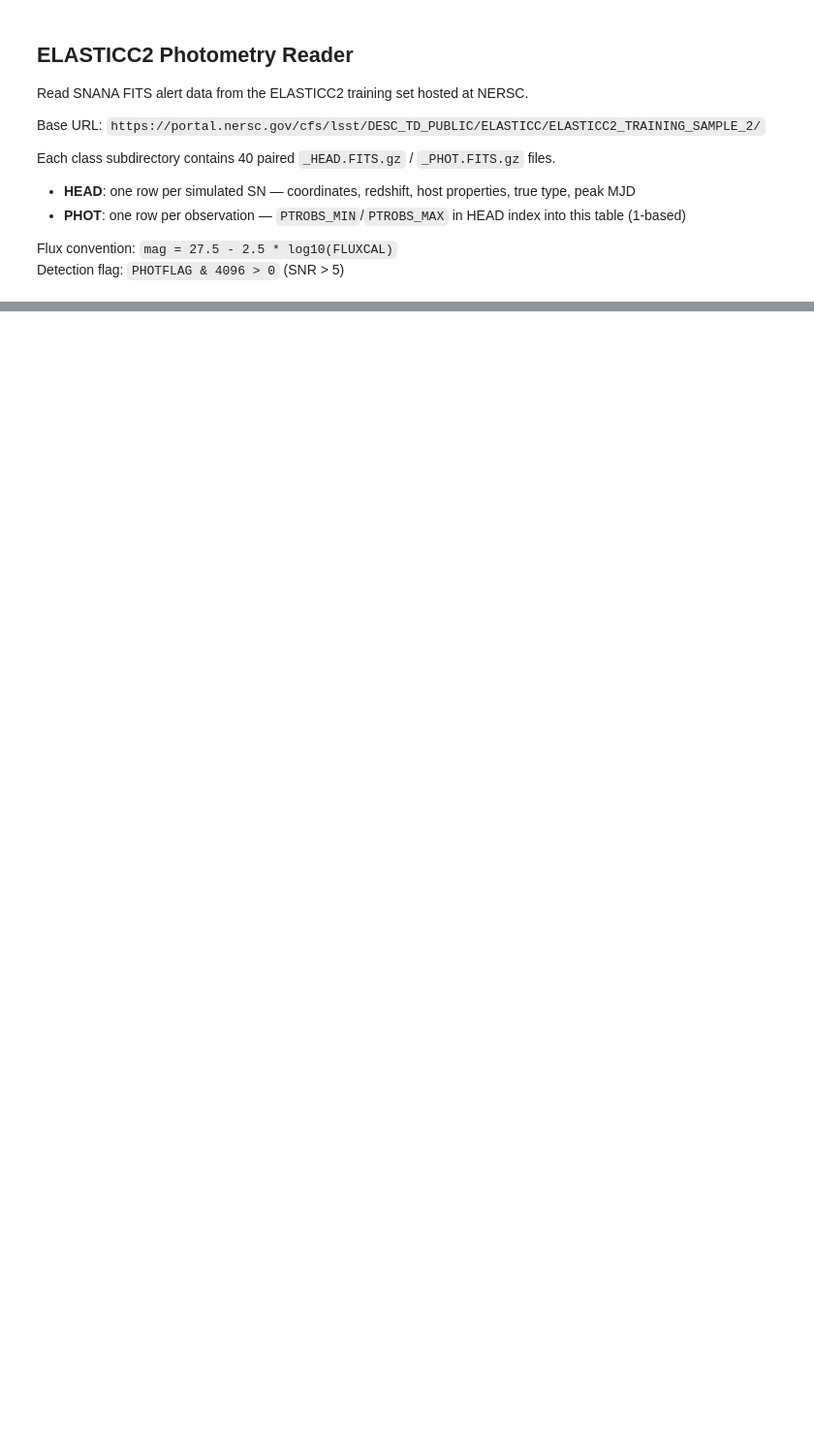
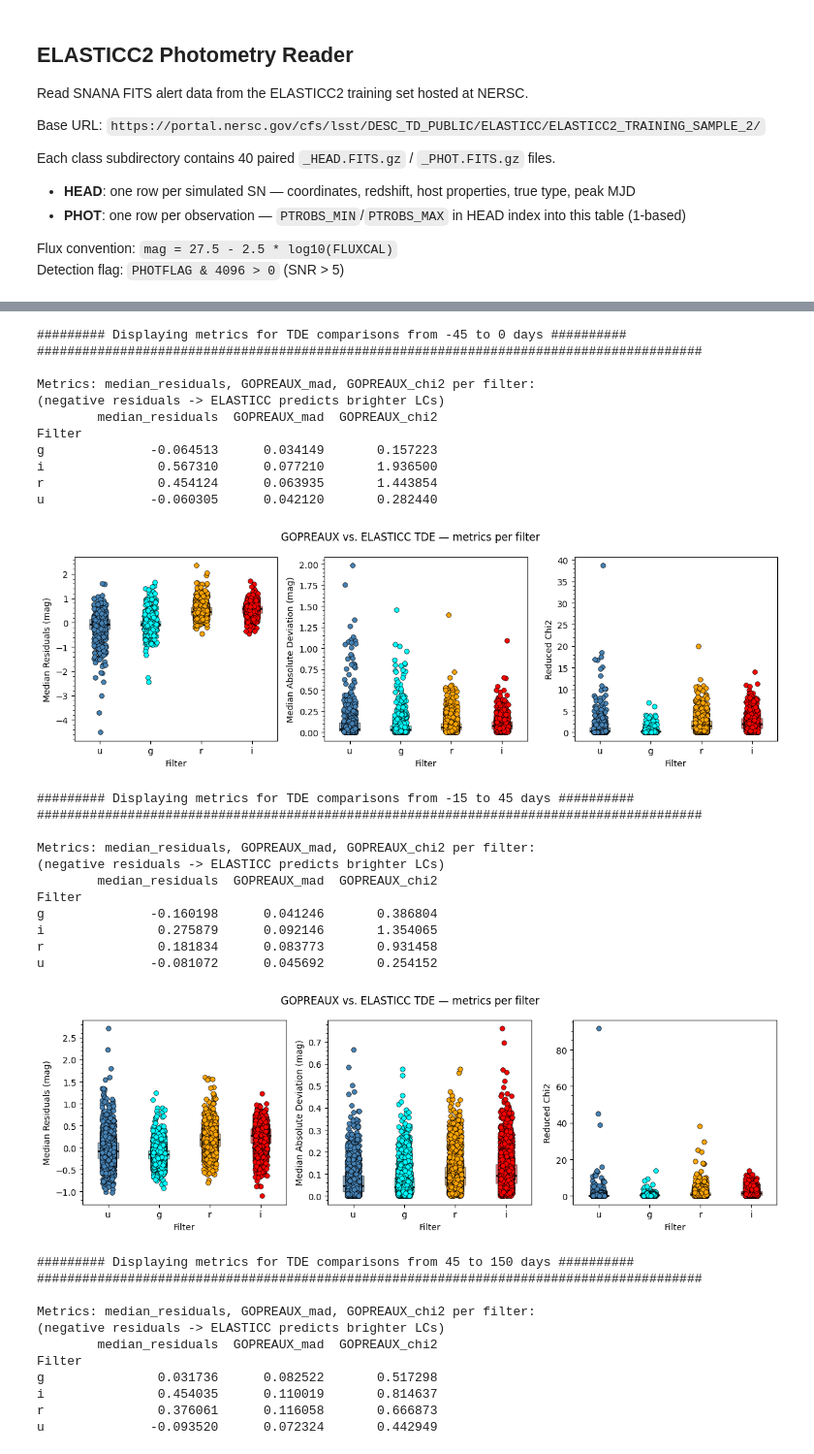
Before and after one commit to crpellegrino/gopreaux, a Jupyter notebook: examples/comparisons/compare_elasticc_phot.ipynb, the cells around one changed output, grey strips where cells are left out. Shown at 97% size. Cells and saved outputs as stored; diff of their text form; code cells hidden in the pictures; blank space fills up the shorter version.

Commit message:
feat: more elasticc comparisons

```diff
--- a/examples/comparisons/compare_elasticc_phot.ipynb
+++ b/examples/comparisons/compare_elasticc_phot.ipynb
@@ -482,0 +577,46 @@ u           0.088332       1.101433
+# %%
+for min_phase, max_phase in zip([-45, -15, 45], [0, 45, 150]):
+    results = read_results("Other", "TDE", min_phase, max_phase, 10, 0.5)
+    print(f"######### Displaying metrics for TDE comparisons from {min_phase} to {max_phase} days ##########")
+    print("########################################################################################\n")
+    display_results(
+        results,
+        metrics=["median_residuals", "GOPREAUX_mad", "GOPREAUX_chi2"],
+        metric_labels=["Median Residuals (mag)", "Median Absolute Deviation (mag)", "Reduced Chi2"],
+    )
+# %% [output]
+######### Displaying metrics for TDE comparisons from -45 to 0 days ##########
+########################################################################################
+
+Metrics: median_residuals, GOPREAUX_mad, GOPREAUX_chi2 per filter:
+(negative residuals -> ELASTICC predicts brighter LCs)
+        median_residuals  GOPREAUX_mad  GOPREAUX_chi2
+Filter
+g              -0.064513      0.034149       0.157223
+i               0.567310      0.077210       1.936500
+r               0.454124      0.063935       1.443854
+u              -0.060305      0.042120       0.282440
+[figure, added]
+######### Displaying metrics for TDE comparisons from -15 to 45 days ##########
+########################################################################################
+
+Metrics: median_residuals, GOPREAUX_mad, GOPREAUX_chi2 per filter:
+(negative residuals -> ELASTICC predicts brighter LCs)
+        median_residuals  GOPREAUX_mad  GOPREAUX_chi2
+Filter
+g              -0.160198      0.041246       0.386804
+i               0.275879      0.092146       1.354065
+r               0.181834      0.083773       0.931458
+u              -0.081072      0.045692       0.254152
+[figure, added]
+######### Displaying metrics for TDE comparisons from 45 to 150 days ##########
+########################################################################################
+
+Metrics: median_residuals, GOPREAUX_mad, GOPREAUX_chi2 per filter:
+(negative residuals -> ELASTICC predicts brighter LCs)
+        median_residuals  GOPREAUX_mad  GOPREAUX_chi2
+Filter
+g               0.031736      0.082522       0.517298
+i               0.454035      0.110019       0.814637
+r               0.376061      0.116058       0.666873
+u              -0.093520      0.072324       0.442949
```
Also changed, not shown: parts of 6 cells of this notebook, 9 other files.
